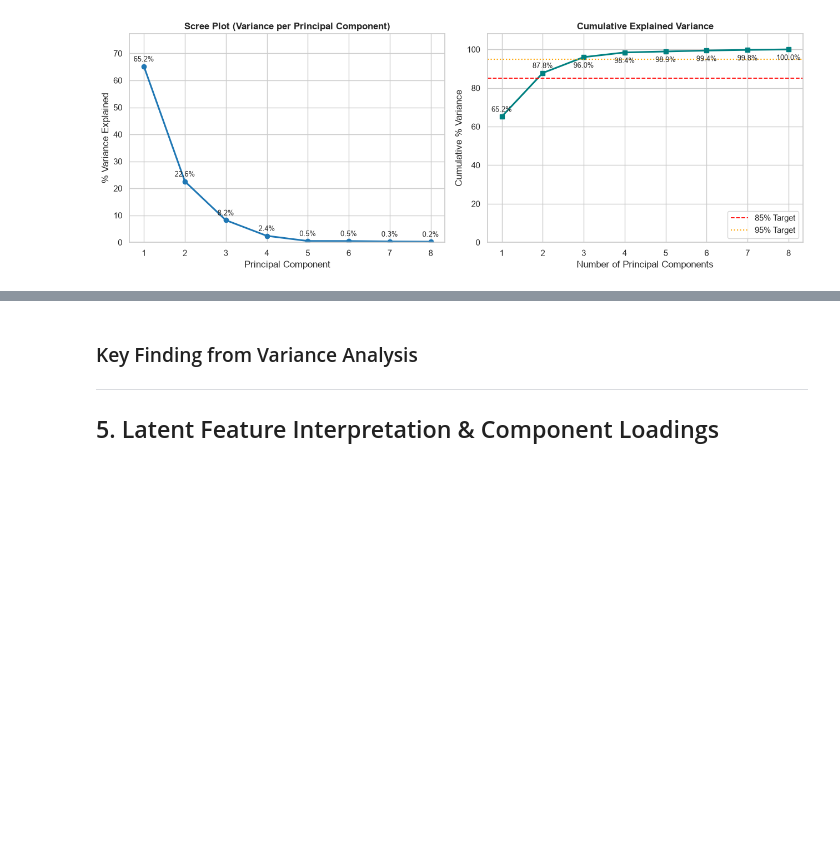
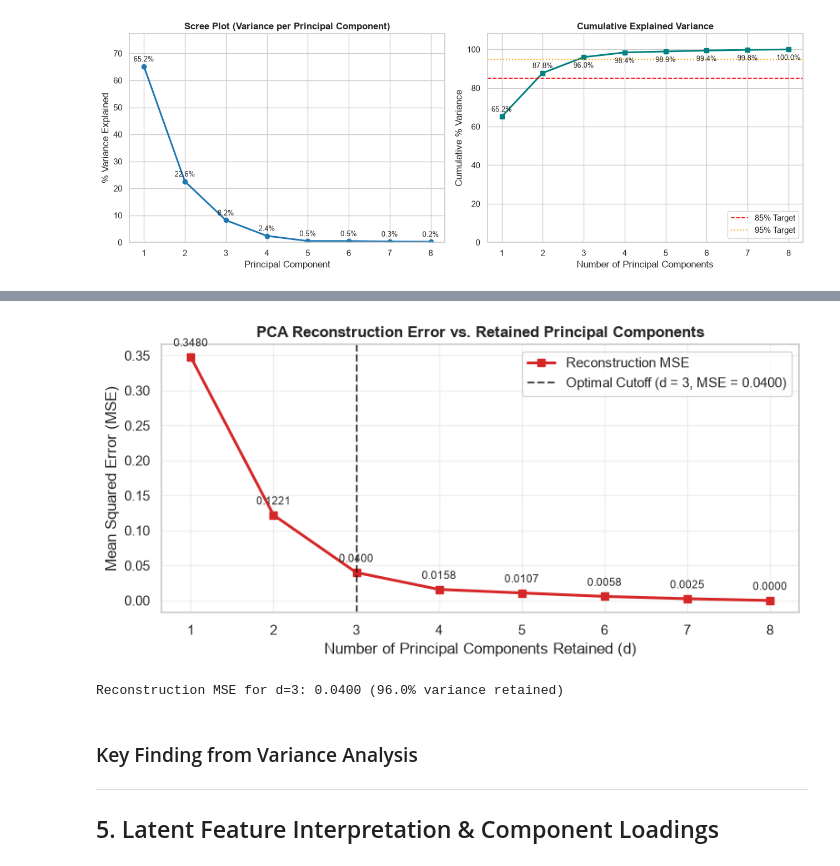
Before and after one commit to imrup9/Dimensionality-Reduction, a Jupyter notebook: 02_PCA_Analysis.ipynb, the cells around one changed output, grey strips where cells are left out. Cells and saved outputs as stored; diff of their text form; code cells hidden in the pictures; blank space fills up the shorter version.

```diff
--- a/02_PCA_Analysis.ipynb
+++ b/02_PCA_Analysis.ipynb
@@ -209,3 +212,32 @@ plt.show()
+# %%
+# Compute Reconstruction MSE across components
+mse_scores = []
+components_range = range(1, len(SUBJECTS) + 1)
+
+for n in components_range:
+    pca_k = PCA(n_components=n, random_state=RANDOM_STATE)
+    X_proj = pca_k.fit_transform(X_scaled)
+    X_rec = pca_k.inverse_transform(X_proj)
+    mse_scores.append(float(np.mean((X_scaled - X_rec) ** 2)))
+
+plt.figure(figsize=(8, 4))
+plt.plot(components_range, mse_scores, marker="s", color="#d62728", linewidth=2.2, label="Reconstruction MSE")
+for n, mse in zip(components_range, mse_scores):
+    plt.text(n, mse + 0.015, f"{mse:.4f}", ha="center", fontsize=8.5)
+plt.axvline(3, color="black", linestyle="--", alpha=0.7, label="Optimal Cutoff (d = 3, MSE = 0.0400)")
+plt.title("PCA Reconstruction Error vs. Retained Principal Components", fontsize=12, fontweight="bold")
+plt.xlabel("Number of Principal Components Retained (d)")
+plt.ylabel("Mean Squared Error (MSE)")
+plt.xticks(components_range)
+plt.grid(alpha=0.3)
+plt.legend()
+plt.tight_layout()
+plt.show()
+
+print(f"Reconstruction MSE for d=3: {mse_scores[2]:.4f} (96.0% variance retained)")
+# %% [output]
+[figure, added]
+Reconstruction MSE for d=3: 0.0400 (96.0% variance retained)
 # %% [markdown]
 ### Key Finding from Variance Analysis
 ---
```
Also changed, not shown: parts of 6 cells of this notebook, 5 other files.
